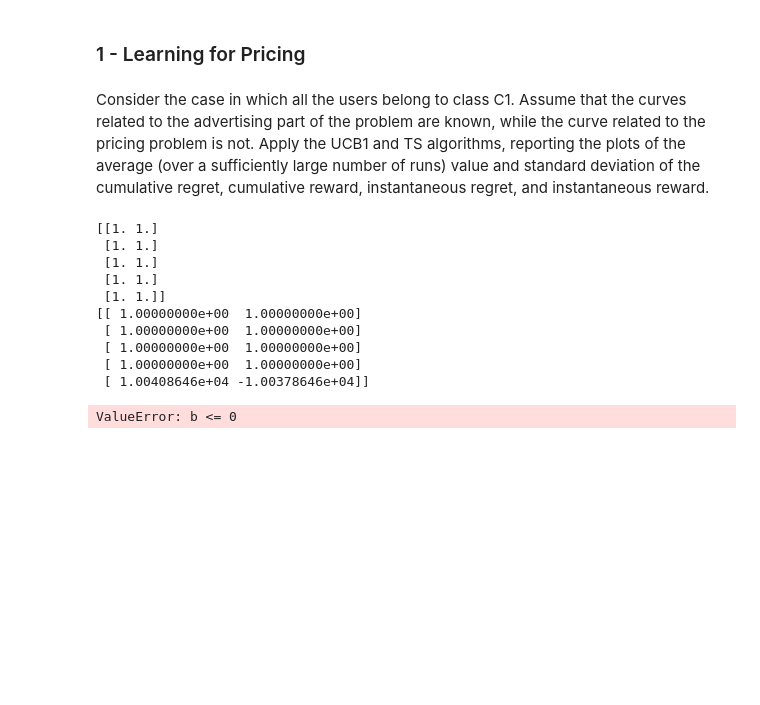
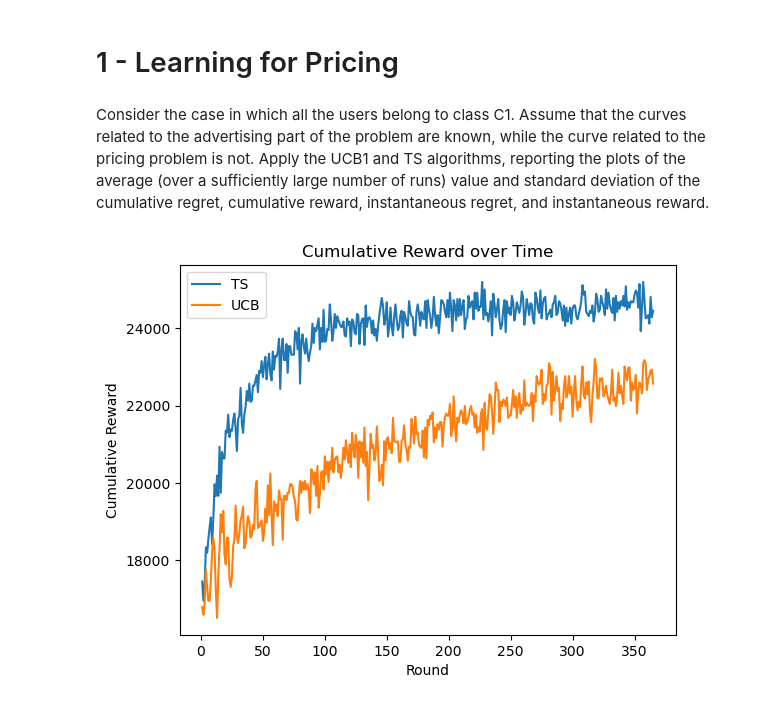
Before and after one commit to MatteoPancini/Online-Pricing-and-Advertising-Optimization-Project, a Jupyter notebook: Project-Pricing-Advertising-2022-2023/1_Learning_for_Pricing.ipynb, the cells around one changed output. Cells and saved outputs as stored; diff of their text form; code cells hidden in the pictures; blank space fills up the shorter version.

Commit message:
fixed pricing

```diff
--- a/Project-Pricing-Advertising-2022-2023/1_Learning_for_Pricing.ipynb
+++ b/Project-Pricing-Advertising-2022-2023/1_Learning_for_Pricing.ipynb
@@ -1,5 +1,5 @@
 # %% [markdown]
-### 1 - Learning for Pricing
+# 1 - Learning for Pricing
 # %% [markdown]
 Consider the case in which all the users belong to class C1. Assume that the curves related to the advertising part of the problem are known, while the curve related to the pricing problem is not. Apply the UCB1 and TS algorithms, reporting the plots of the average (over a sufficiently large number of runs) value and standard deviation of the cumulative regret, cumulative reward, instantaneous regret, and instantaneous reward.
 # %%
@@ -16,6 +17,7 @@ from Pricing_Environment import *
 from TS_Learner import *
 # %%
 uc1 = UserClass(name = "C1")
+adv_env = Advertising_Environment()
 # %%
 n_arms = 5
 
@@ -40,54 +42,52 @@ for e in range (0, n_experiments):
     for t in range(0,T):
         #Thompson sampling
         pulled_arm = ts_learner.pull_arm()
-        reward = env_pr.round(class_index=0, price_index=pulled_arm, bid=0.25)
+        reward = env_pr.round(class_index=0, price_index=pulled_arm, bid=1)
         ts_learner.update(pulled_arm, reward)
 
         # Greedy
         pulled_arm = ucb_learner.pull_arm()
-        reward = env_pr.round(class_index=0, price_index = pulled_arm, bid=0.25)
+        reward = env_pr.round(class_index=0, price_index = pulled_arm, bid=1)
         ucb_learner.update(pulled_arm, reward)
 
 
     ts_rewards_per_experiment.append(ts_learner.collected_rewards)
     ucb_reward_per_experiment.append(ucb_learner.collected_rewards)
 
 """
 plt.figure(0)
 plt.xlabel("t")
 plt.ylabel("Regret")
 plt.plot(np.cumsum(np.mean(opt - ts_rewards_per_experiment, axis = 0)), 'r')
 plt.plot(np.cumsum(np.mean(opt - gr_reward_per_experiment, axis = 0)), 'g')
 plt.legend(["TS", "Greedy"])
 plt.show()
 """
 
 # Compute the mean and standard deviation of the cumulative reward at each round
 mean_cum_reward_ts = np.mean(ts_rewards_per_experiment, axis=0)
-std_cum_reward_ts = np.std(ts_rewards_per_experiment, axis=0)
+#std_cum_reward_ts = np.std(ts_rewards_per_experiment, axis=0)
+
+
+clicks = adv_env.generate_observations(noise_std_clicks=2, bid=1, index=0)
+        #conversion_prob = self.classes[class_index].get_conversion_probabilities()[price_index]
+margin = 200 - (200/100)*30#prices[price_index] - (prices[price_index]/100)*30 <-- 200 is the best price
+costs = adv_env.get_total_cost(noise_std_cost=2, bid=1, index=0)
+reward_ts = clicks * mean_cum_reward_ts * margin - costs
 
 mean_cum_reward_ucb = np.mean(ucb_reward_per_experiment, axis=0)
-std_cum_reward_ucb = np.std(ucb_reward_per_experiment, axis=0)
+reward_ucb = clicks * mean_cum_reward_ucb * margin - costs
+#std_cum_reward_ucb = np.std(ucb_reward_per_experiment, axis=0)
 
 # Plot the results
-plt.plot(range(1, T+1), mean_cum_reward_ts, label='TS')
+plt.plot(range(1, T+1), reward_ts, label='TS')
 
-plt.plot(range(1, T+1), mean_cum_reward_ucb, label='UCB')
+plt.plot(range(1, T+1), reward_ucb, label='UCB')
 
 plt.xlabel('Round')
 plt.ylabel('Cumulative Reward')
 plt.title('Cumulative Reward over Time')
 plt.legend()
 plt.show()
 # %% [output]
-[[1. 1.]
- [1. 1.]
- [1. 1.]
- [1. 1.]
- [1. 1.]]
-[[ 1.00000000e+00  1.00000000e+00]
- [ 1.00000000e+00  1.00000000e+00]
- [ 1.00000000e+00  1.00000000e+00]
- [ 1.00000000e+00  1.00000000e+00]
- [ 1.00408646e+04 -1.00378646e+04]]
-ValueError: b <= 0
+[figure, added]
```
Also changed, not shown: parts of 3 cells of this notebook.
